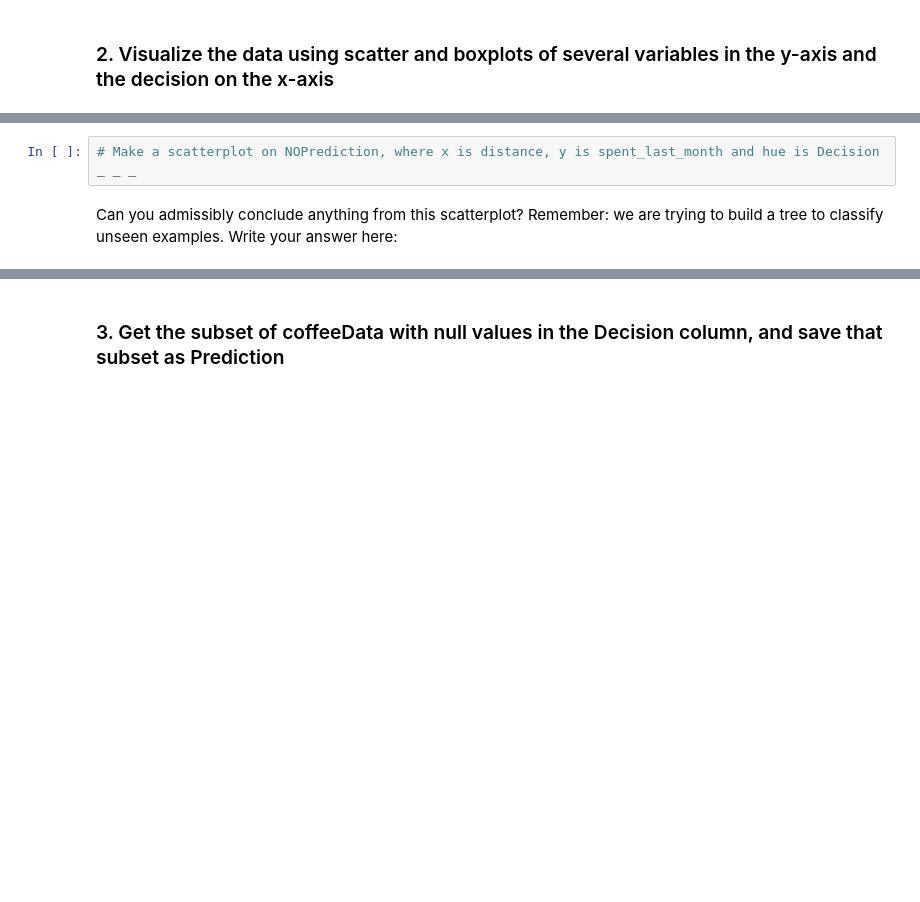
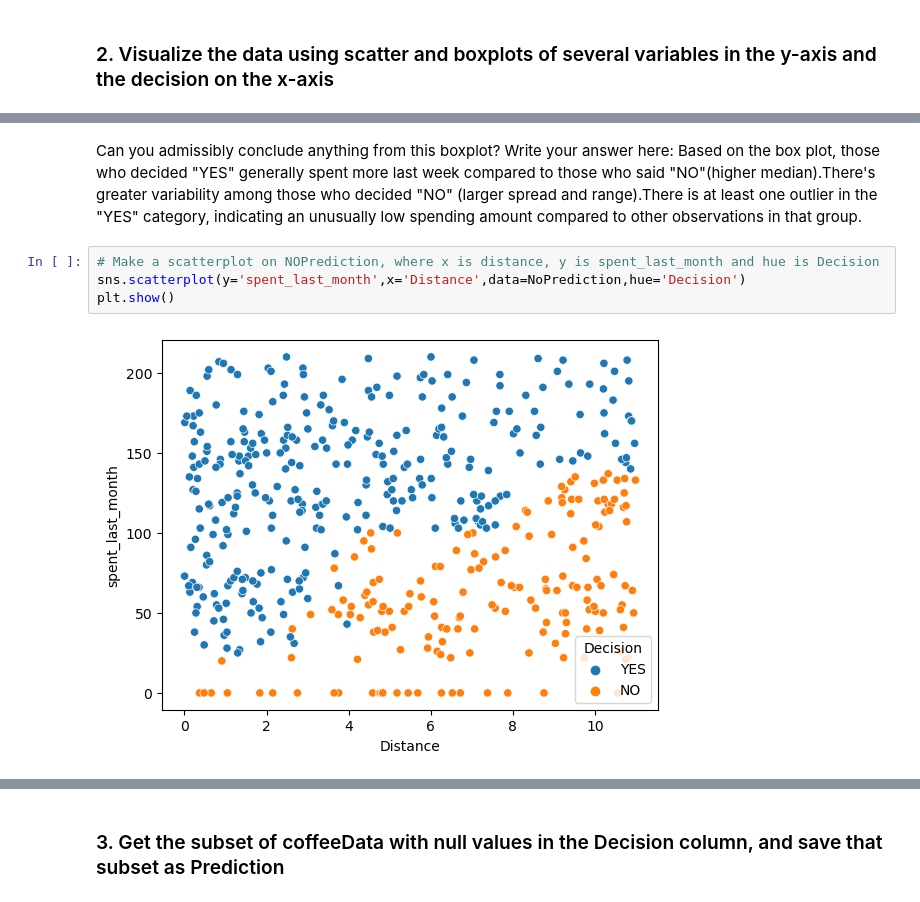
Before and after one commit to Mary080102/Decision-Tree-Case-study, a Jupyter notebook: Springboard Decision Tree Specialty Coffee Case Study - Tier 3.ipynb, the cells around one changed output, grey strips where cells are left out. Saved outputs shown, nothing was run; the diff lists cells and outputs as text; blank space fills up the shorter version.

```diff
--- a/Springboard Decision Tree Specialty Coffee Case Study - Tier 3.ipynb
+++ b/Springboard Decision Tree Specialty Coffee Case Study - Tier 3.ipynb
@@ -185,5 +263,9 @@ Can you admissibly conclude anything from this boxplot? Write your answer here:
+# %% [markdown]
+Can you admissibly conclude anything from this boxplot? Write your answer here:
+Based on the box plot, those who decided "YES" generally spent more last week compared to those who said "NO"(higher median).There's greater variability among those who decided "NO" (larger spread and range).There is at least one outlier in the "YES" category, indicating an unusually low spending amount compared to other observations in that group.
 # %%
 # Make a scatterplot on NOPrediction, where x is distance, y is spent_last_month and hue is Decision
-_ _ _
+sns.scatterplot(y='spent_last_month',x='Distance',data=NoPrediction,hue='Decision')
+plt.show()
+# %% [output]
+[figure, added]
-# %% [markdown]
-Can you admissibly conclude anything from this scatterplot? Remember: we are trying to build a tree to classify unseen examples. Write your answer here:
```
Also changed, not shown: parts of 62 cells of this notebook.
